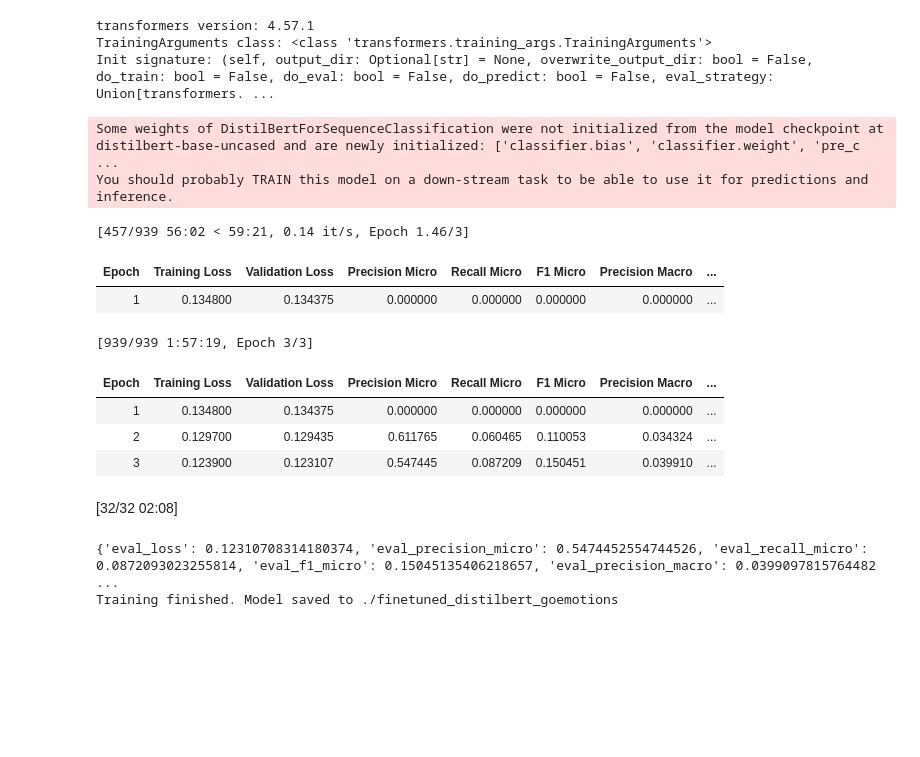
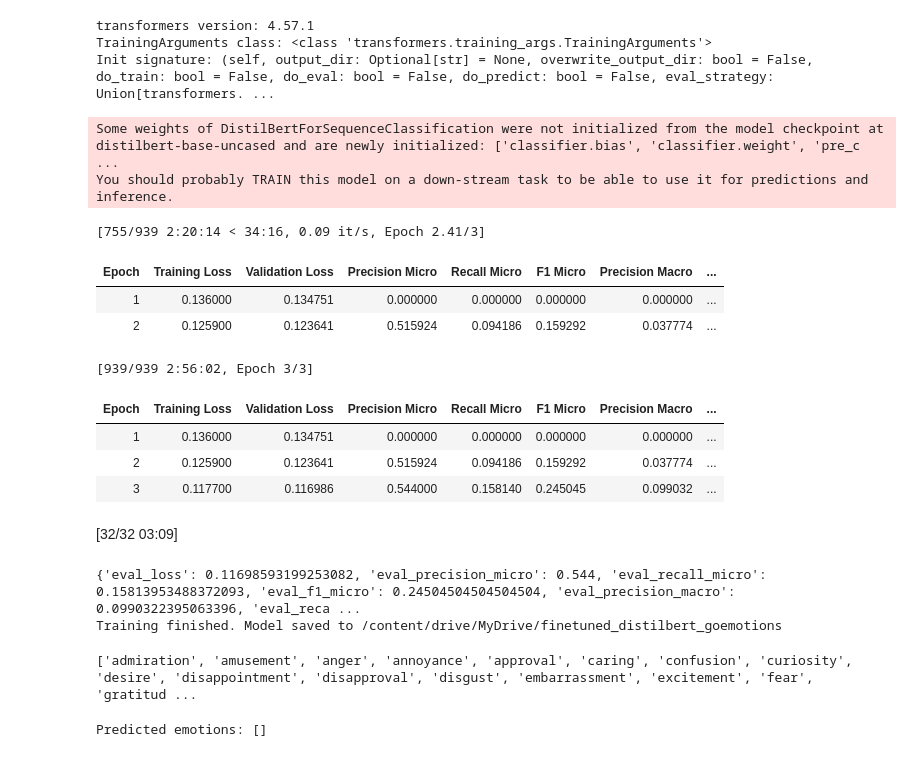
Before and after one commit to CcTheresa/Notia, a Jupyter notebook: emotion_classifier.ipynb, the cells around one changed output. Drawn from its saved outputs; the diff is of its cells as text; code cells hidden in the pictures; blank space fills up the shorter version.

```diff
--- a/emotion_classifier.ipynb
+++ b/emotion_classifier.ipynb
@@ -273,42 +272,45 @@ training_args = TrainingArguments(
     greater_is_better=True,
     logging_steps=50,
     report_to="none",            # no wandb/tensorboard
     run_name=None,
     dataloader_pin_memory=False, # silence CPU-only warning
 )
 
 data_collator = DataCollatorWithPadding(tokenizer=tokenizer)
 
 # --- Trainer ---
 trainer = Trainer(
     model=model,
     args=training_args,
     train_dataset=train_subset,
     eval_dataset=eval_subset,
     compute_metrics=compute_metrics,
     data_collator=data_collator,   # <-- critical: casts labels to float32
 )
 
 # --- Train & Evaluate ---
 trainer.train()
 eval_metrics = trainer.evaluate()
 print(eval_metrics)
+model_save_path = "/content/drive/MyDrive/finetuned_distilbert_goemotions"
+
 
 # --- Save ---
-trainer.save_model("./finetuned_distilbert_goemotions")
-tokenizer.save_pretrained("./finetuned_distilbert_goemotions")
-print("Training finished. Model saved to ./finetuned_distilbert_goemotions")
+trainer.save_model(model_save_path)
+tokenizer.save_pretrained(model_save_path)
+print(f"Training finished. Model saved to {model_save_path}")
 # %% [output]
 Some weights of DistilBertForSequenceClassification were not initialized from the model checkpoint at distilbert-base-uncased and are newly initialized: ['classifier.bias', 'classifier.weight', 'pre_c ...
 You should probably TRAIN this model on a down-stream task to be able to use it for predictions and inference.
-[457/939 56:02 < 59:21, 0.14 it/s, Epoch 1.46/3]
+[755/939 2:20:14 < 34:16, 0.09 it/s, Epoch 2.41/3]
 | Epoch | Training Loss | Validation Loss | Precision Micro | Recall Micro | F1 Micro | Precision Macro | ... |
-| 1 | 0.134800 | 0.134375 | 0.000000 | 0.000000 | 0.000000 | 0.000000 | ... |
+| 1 | 0.136000 | 0.134751 | 0.000000 | 0.000000 | 0.000000 | 0.000000 | ... |
+| 2 | 0.125900 | 0.123641 | 0.515924 | 0.094186 | 0.159292 | 0.037774 | ... |
-[939/939 1:57:19, Epoch 3/3]
+[939/939 2:56:02, Epoch 3/3]
 | Epoch | Training Loss | Validation Loss | Precision Micro | Recall Micro | F1 Micro | Precision Macro | ... |
-| 1 | 0.134800 | 0.134375 | 0.000000 | 0.000000 | 0.000000 | 0.000000 | ... |
-| 2 | 0.129700 | 0.129435 | 0.611765 | 0.060465 | 0.110053 | 0.034324 | ... |
-| 3 | 0.123900 | 0.123107 | 0.547445 | 0.087209 | 0.150451 | 0.039910 | ... |
+| 1 | 0.136000 | 0.134751 | 0.000000 | 0.000000 | 0.000000 | 0.000000 | ... |
+| 2 | 0.125900 | 0.123641 | 0.515924 | 0.094186 | 0.159292 | 0.037774 | ... |
+| 3 | 0.117700 | 0.116986 | 0.544000 | 0.158140 | 0.245045 | 0.099032 | ... |
-[32/32 02:08]
+[32/32 03:09]
-{'eval_loss': 0.12310708314180374, 'eval_precision_micro': 0.5474452554744526, 'eval_recall_micro': 0.0872093023255814, 'eval_f1_micro': 0.15045135406218657, 'eval_precision_macro': 0.0399097815764482 ...
-Training finished. Model saved to ./finetuned_distilbert_goemotions
+{'eval_loss': 0.11698593199253082, 'eval_precision_micro': 0.544, 'eval_recall_micro': 0.15813953488372093, 'eval_f1_micro': 0.24504504504504504, 'eval_precision_macro': 0.0990322395063396, 'eval_reca ...
+Training finished. Model saved to /content/drive/MyDrive/finetuned_distilbert_goemotions
@@ -316,0 +317,46 @@ Training finished. Model saved to ./finetuned_distilbert_goemotions
+# %%
+#checking the order of emotin label list
+from datasets import load_dataset
+
+# Load dataset (the "simplified" config is what you're using)
+ds = load_dataset("go_emotions", "simplified")
+print(ds["train"].features["labels"].feature.names)
+# %% [output]
+['admiration', 'amusement', 'anger', 'annoyance', 'approval', 'caring', 'confusion', 'curiosity', 'desire', 'disappointment', 'disapproval', 'disgust', 'embarrassment', 'excitement', 'fear', 'gratitud ...
+# %%
+from transformers import AutoTokenizer, AutoModelForSequenceClassification
+import torch
+import numpy as np
+
+emotion_labels = [
+    'admiration', 'amusement', 'anger', 'annoyance', 'approval', 'caring',
+    'confusion', 'curiosity', 'desire', 'disappointment', 'disapproval', 'disgust',
+    'embarrassment', 'excitement', 'fear', 'gratitude', 'grief', 'joy', 'love',
+    'nervousness', 'optimism', 'pride', 'realization', 'relief', 'remorse', 'sadness',
+    'surprise', 'neutral'
+]
+
+# Set the actual model path
+model_path = "/content/drive/MyDrive/finetuned_distilbert_goemotions"
+
+model = AutoModelForSequenceClassification.from_pretrained(model_path)
+tokenizer = AutoTokenizer.from_pretrained(model_path)
+
+# Example input
+text = "I was irresponsible with money and mum is upset with me."
+inputs = tokenizer(text, return_tensors="pt", truncation=True, padding="max_length", max_length=128)
+
+# Inference
+with torch.no_grad():
+    logits = model(**inputs).logits.numpy()[0]
+
+# Apply sigmoid and threshold
+THRESHOLD = 0.2
+probs = 1.0 / (1.0 + np.exp(-logits))
+preds = (probs >= THRESHOLD).astype(int)
+
+# Print the predicted emotions by name instead of vector
+pred_emotions = [emotion_labels[i] for i, v in enumerate(preds) if v == 1]
+print("Predicted emotions:", pred_emotions)
+# %% [output]
+Predicted emotions: []
```
Also changed, not shown: parts of 2 cells of this notebook.
